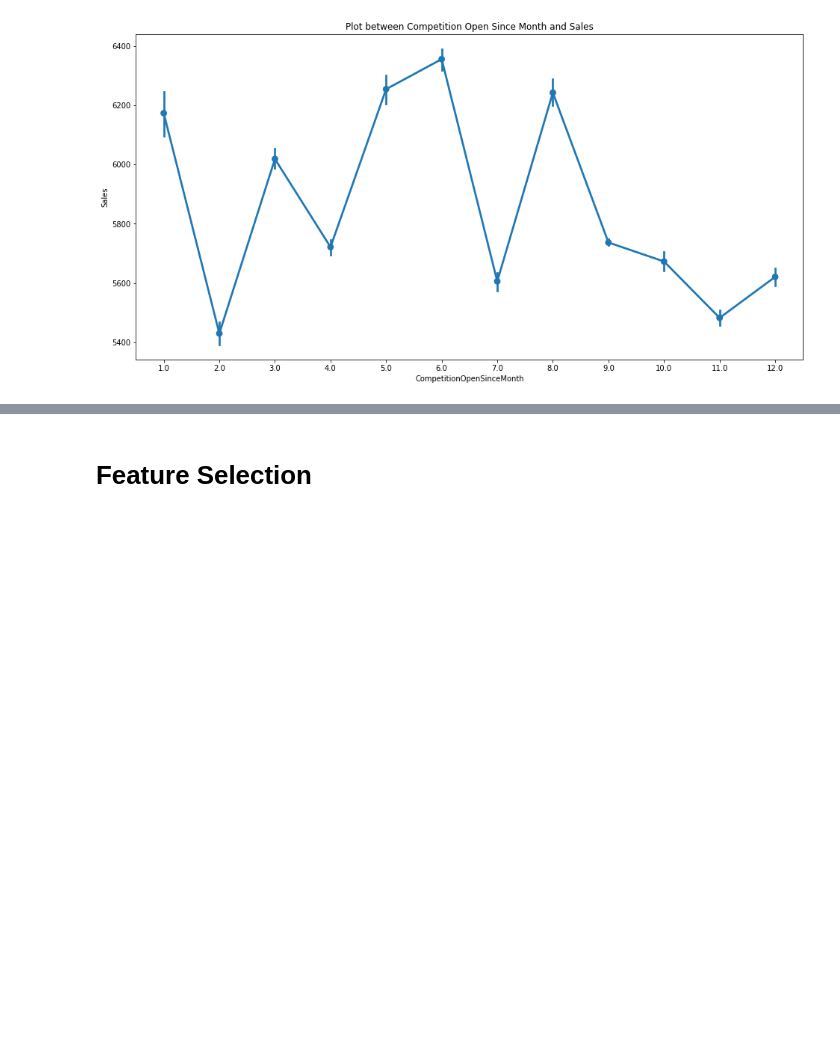
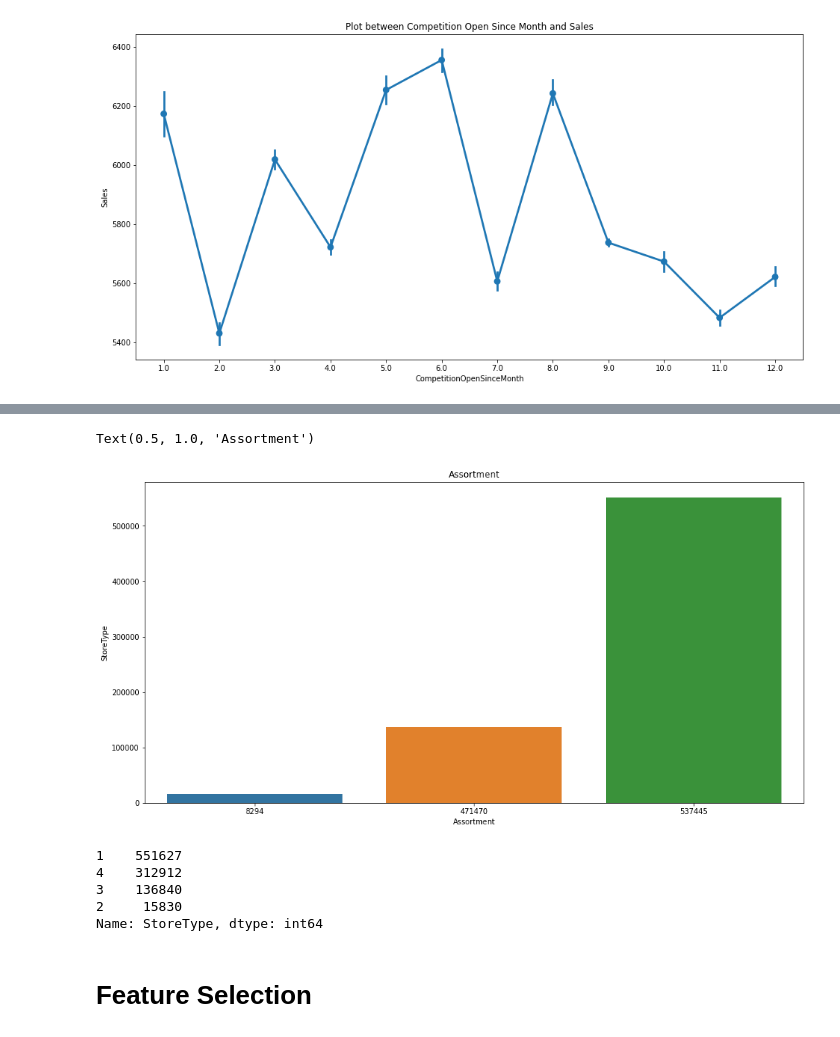
Before and after one commit to RahulI5/Retail-Sales-Prediction, a Jupyter notebook: Retail_Sales_Prediction_Capstone_Project.ipynb, the cells around one changed output, grey strips where cells are left out. Saved outputs shown, nothing was run; the diff lists cells and outputs as text; code cells hidden in the pictures; blank space fills up the shorter version.

```diff
--- a/Retail_Sales_Prediction_Capstone_Project.ipynb
+++ b/Retail_Sales_Prediction_Capstone_Project.ipynb
@@ -287,3 +302,19 @@ Text(0.5, 1.0, 'Plot between Competition Open Since Month and Sales')
+# %%
+# Barplot of Assortment and Storetype
+plt.figure(figsize=(16,8))
+sns.barplot(merge_data['Assortment'].value_counts(),merge_data['StoreType'].value_counts())
+plt.title('Assortment')
+# %% [output]
+Text(0.5, 1.0, 'Assortment')
+[figure, added]
+# %%
+merge_data['StoreType'].value_counts()
+# %% [output]
+1    551627
+4    312912
+3    136840
+2     15830
+Name: StoreType, dtype: int64
 # %% [markdown]
 # **Feature Selection**
 # %%
```
Also changed, not shown: parts of 22 cells of this notebook.
